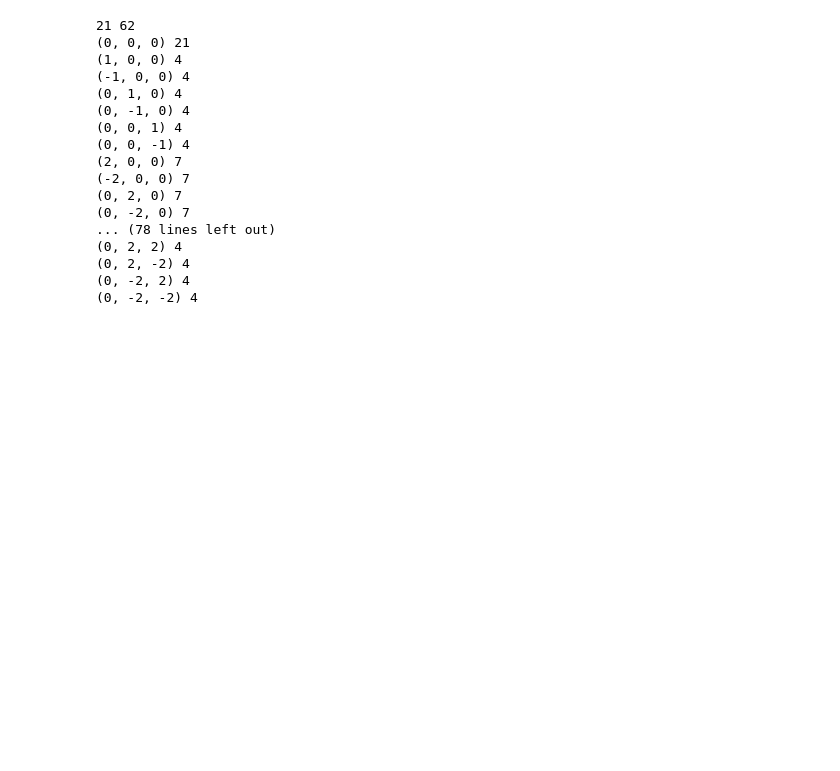
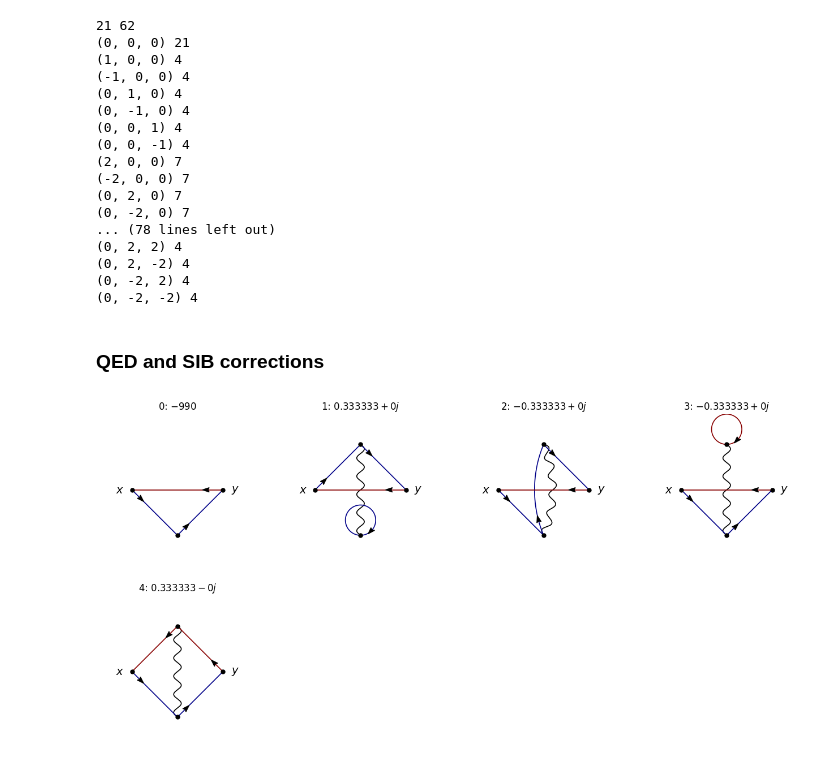
Before and after one commit to lehner/gpt, a Jupyter notebook: documentation/tutorials/advanced/feynman.ipynb, the cells around one changed output. Drawn from its saved outputs; the diff is of its cells as text; code cells hidden in the pictures; blank space fills up the shorter version.

Commit message:
draw tadpoles and QED+SIB

```diff
--- a/documentation/tutorials/advanced/feynman.ipynb
+++ b/documentation/tutorials/advanced/feynman.ipynb
@@ -316,3 +316,52 @@ for c in combinations:
 (0, 2, -2) 4
 (0, -2, 2) 4
 (0, -2, -2) 4
+# %% [markdown]
+### QED and SIB corrections
+# %%
+KP = 1j * f.field("upbar", "x") * f.field("strange", "x")
+KM = 1j * f.field("strangebar", "y") * f.field("up", "y")
+
+K0 = 1j * f.field("downbar", "x") * f.field("strange", "x")
+K0dag = 1j * f.field("strangebar", "y") * f.field("down", "y")
+
+f.expression.discard = 2
+
+action = (
+    (-1/3) * f.e * (1j) * f.field("downbar", "*1") @ f.field("down", "*1") @ f.field("A", "*1")
+    + (2/3) * f.e * (1j) * f.field("upbar", "*1") @ f.field("up", "*1") @ f.field("A", "*1")
+    + (-1/3) * f.e * (1j) * f.field("strangebar", "*1") @ f.field("strange", "*1") @ f.field("A", "*1")
+    + 100 * f.e**2 * f.field("strangebar", "*1") @ f.field("strange", "*1")
+    + 10 * f.e**2 * f.field("downbar", "*1") @ f.field("down", "*1")
+    + 1000 * f.e**2 * f.field("upbar", "*1") @ f.field("up", "*1")
+)
+expMinusAction = f.one - action + action**2 * 0.5
+
+coef = (
+    f.contract((KP * KM - K0 * K0dag) * expMinusAction)
+    .replace("up", "light")
+    .replace("down", "light")
+    .simplify()
+    .coefficients({})
+)
+
+operators = {
+    "x" : (0.2,0.5,"$x$",-0.08,0),
+    "y" : (0.8,0.5,"$y$",0.08,0),
+    "*0" : (0.5,0.8),
+    "*1" : (0.5,0.2),
+}
+
+flavors = {
+    "light" : {"color" : "#000088", "stroke" : "single", "flavour" : "simple", "arrow_param" : {"t":0.15}},
+    "strange" : {"color" : "#880000", "stroke" : "single", "flavour" : "simple", "arrow_param" : {"t":0.15}},
+    "A" : {"color" : "#000000", "stroke" : "single", "flavour" : "wiggle"}
+}
+
+fig = plt.figure(figsize=(4*4,4*4))
+
+for i, c in enumerate(coef):
+    ax = fig.add_subplot(4, 4, i+1, aspect=1, frameon=False, title=f"{i}: ${coef[c]:g}$")
+    f.draw(ax, c, operators, flavors)
+# %% [output]
+[figure, added]
```
Also changed, not shown: 1 other file.
